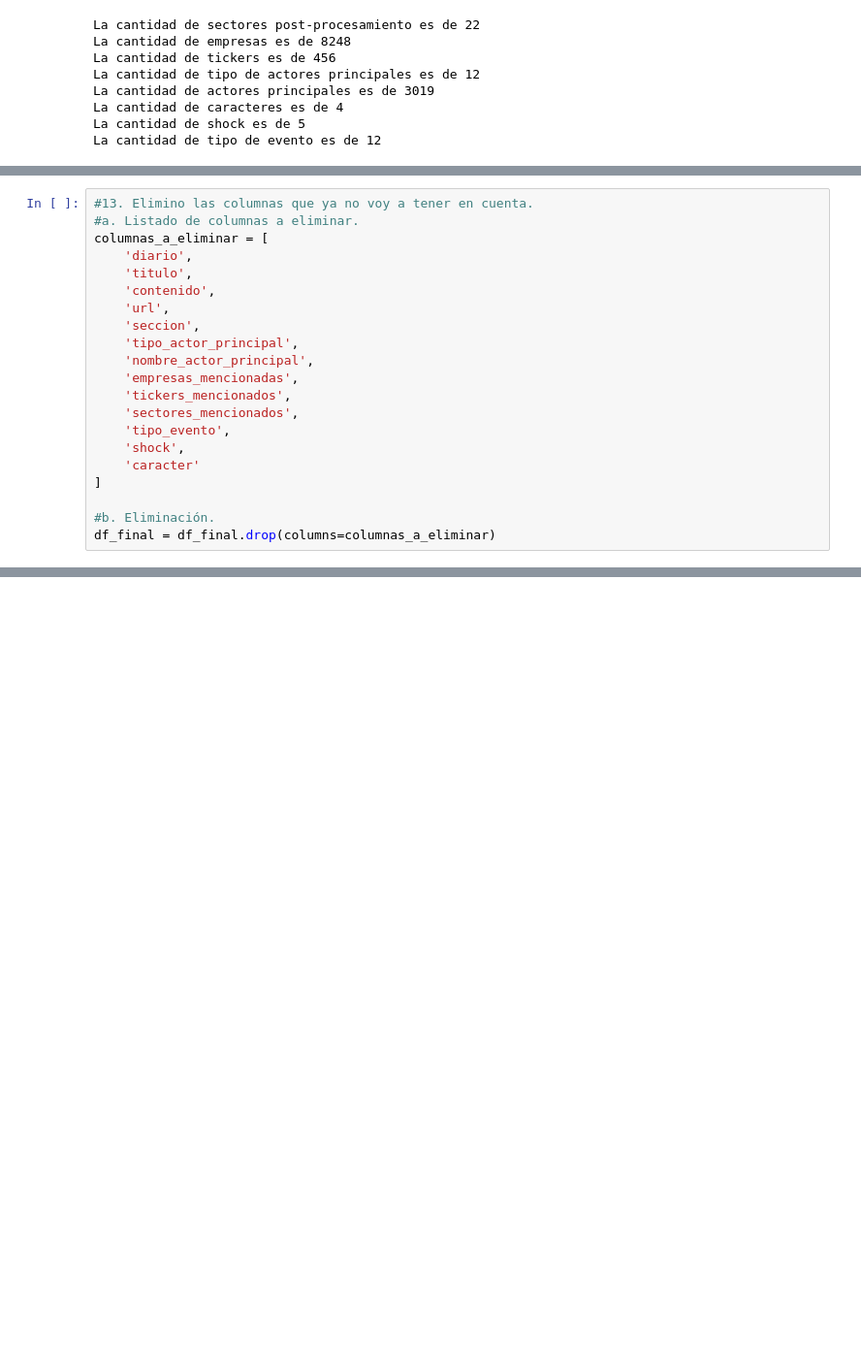
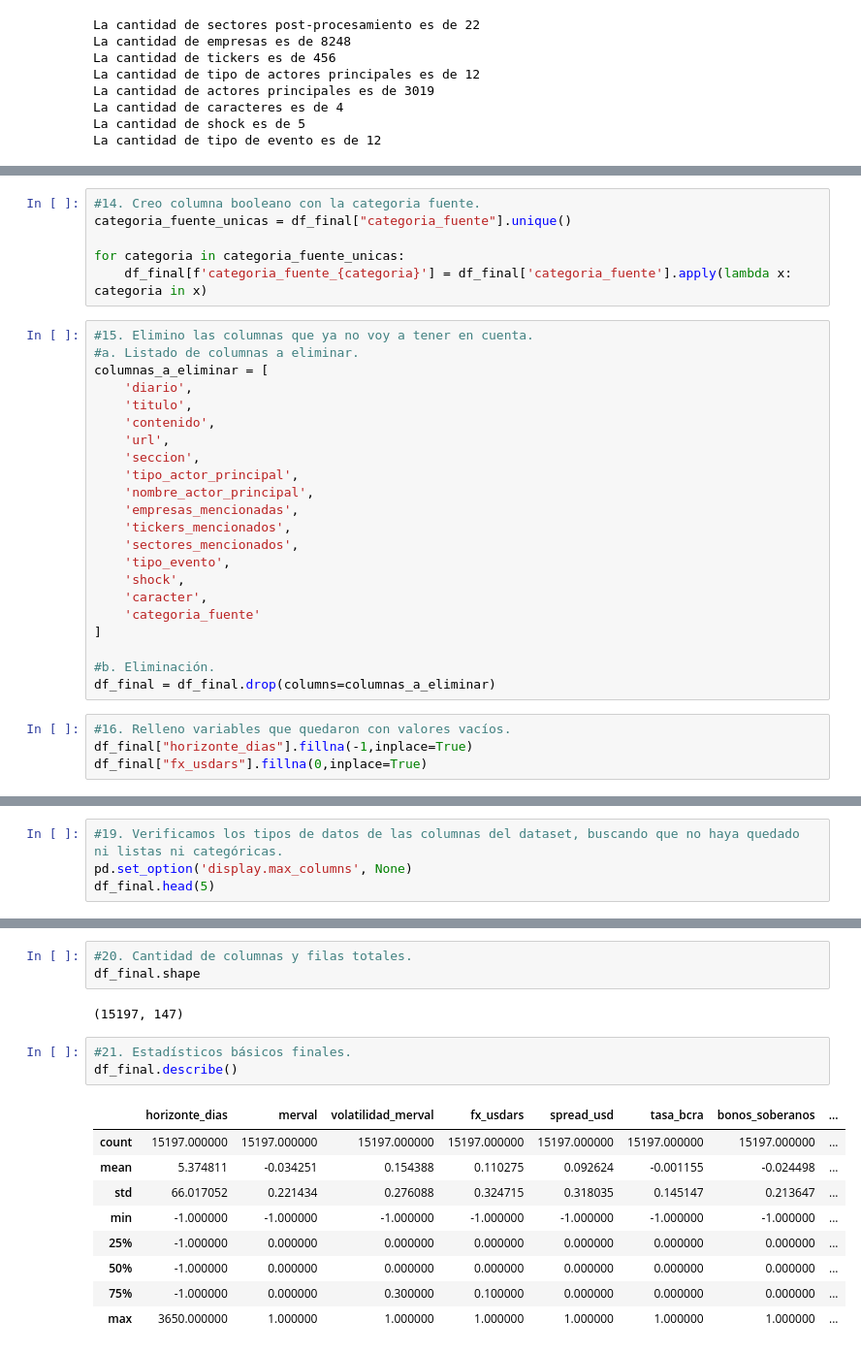
Before and after one commit to sstedoldi/nlp_dmuba, a Jupyter notebook: 5-LLMs/openai/4- post_procesamiento_batch.ipynb, the cells around one changed output, grey strips where cells are left out. Shown: that part at 97% size. Cells and saved outputs as stored; diff of their text form; blank space fills up the shorter version.

```diff
--- a/5-LLMs/openai/4- post_procesamiento_batch.ipynb
+++ b/5-LLMs/openai/4- post_procesamiento_batch.ipynb
@@ -619,5 +542,11 @@ for diario in diarios_unicos:
+# %%
+#14. Creo columna booleano con la categoria fuente.
+categoria_fuente_unicas = df_final["categoria_fuente"].unique()
+
+for categoria in categoria_fuente_unicas:
+    df_final[f'categoria_fuente_{categoria}'] = df_final['categoria_fuente'].apply(lambda x: categoria in x)
 # %%
-#13. Elimino las columnas que ya no voy a tener en cuenta.
+#15. Elimino las columnas que ya no voy a tener en cuenta.
 #a. Listado de columnas a eliminar.
 columnas_a_eliminar = [
     'diario',
@@ -632,8 +561,13 @@ columnas_a_eliminar = [
     'sectores_mencionados',
     'tipo_evento',
     'shock',
-    'caracter'
+    'caracter',
+    'categoria_fuente'
 ]
 
 #b. Eliminación.
 df_final = df_final.drop(columns=columnas_a_eliminar)
+# %%
+#16. Relleno variables que quedaron con valores vacíos.
+df_final["horizonte_dias"].fillna(-1,inplace=True)
+df_final["fx_usdars"].fillna(0,inplace=True)
@@ -645,0 +616,4 @@ pd.Series(df_final.columns).to_csv("columnas_df_final.csv", index=False)
+# %%
+#19. Verificamos los tipos de datos de las columnas del dataset, buscando que no haya quedado ni listas ni categóricas.
+pd.set_option('display.max_columns', None)
+df_final.head(5)
@@ -645,0 +627,18 @@ pd.Series(df_final.columns).to_csv("columnas_df_final.csv", index=False)
+# %%
+#20. Cantidad de columnas y filas totales.
+df_final.shape
+# %% [output]
+(15197, 147)
+# %%
+#21. Estadísticos básicos finales.
+df_final.describe()
+# %% [output]
+|  | horizonte_dias | merval | volatilidad_merval | fx_usdars | spread_usd | tasa_bcra | bonos_soberanos | ... |
+| count | 15197.000000 | 15197.000000 | 15197.000000 | 15197.000000 | 15197.000000 | 15197.000000 | 15197.000000 | ... |
+| mean | 5.374811 | -0.034251 | 0.154388 | 0.110275 | 0.092624 | -0.001155 | -0.024498 | ... |
+| std | 66.017052 | 0.221434 | 0.276088 | 0.324715 | 0.318035 | 0.145147 | 0.213647 | ... |
+| min | -1.000000 | -1.000000 | -1.000000 | -1.000000 | -1.000000 | -1.000000 | -1.000000 | ... |
+| 25% | -1.000000 | 0.000000 | 0.000000 | 0.000000 | 0.000000 | 0.000000 | 0.000000 | ... |
+| 50% | -1.000000 | 0.000000 | 0.000000 | 0.000000 | 0.000000 | 0.000000 | 0.000000 | ... |
+| 75% | -1.000000 | 0.000000 | 0.300000 | 0.100000 | 0.000000 | 0.000000 | 0.000000 | ... |
+| max | 3650.000000 | 1.000000 | 1.000000 | 1.000000 | 1.000000 | 1.000000 | 1.000000 | ... |
```
Also changed, not shown: parts of 19 cells of this notebook, 5 other files.
